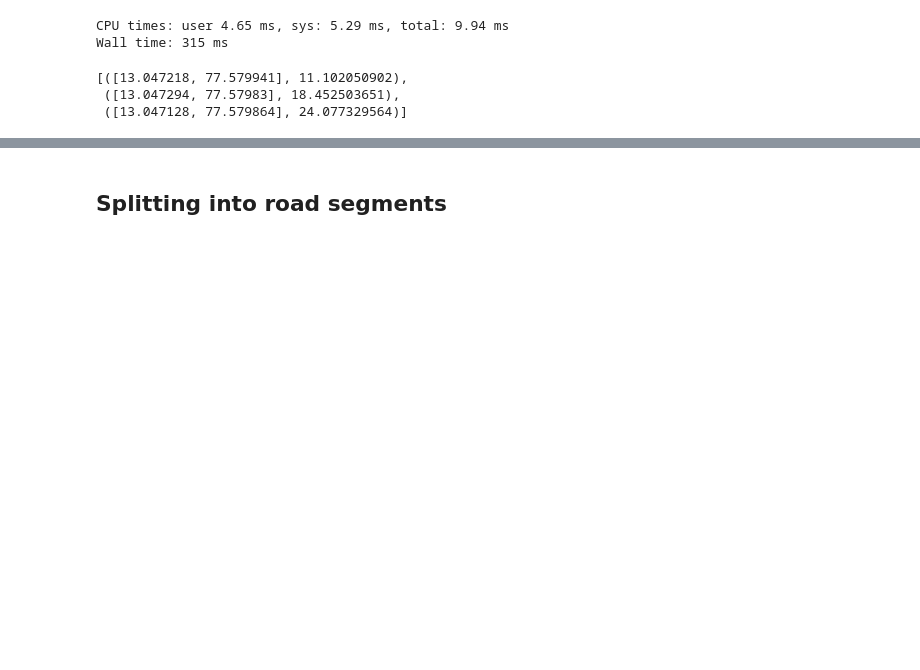
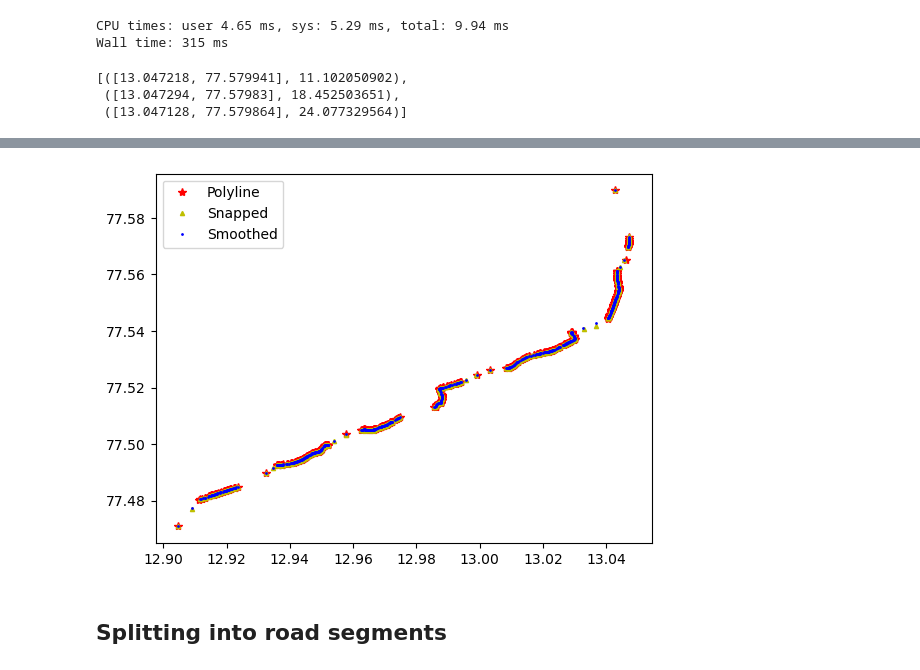
Before and after one commit to raghavcast/ETA-prediction, a Jupyter notebook: Traffic prediction.ipynb, the cells around one changed output, grey strips where cells are left out. Saved outputs shown, nothing was run; the diff lists cells and outputs as text; code cells hidden in the pictures; blank space fills up the shorter version.

```diff
--- a/Traffic prediction.ipynb
+++ b/Traffic prediction.ipynb
@@ -220,7 +293,7 @@ Wall time: 315 ms
 %%time
 
 snapped_coords = []
-for coord in coords:
+for coord in smoothed_coords:
     lat, lon = coord
     loc = snap_to_road(lat, lon)
     snapped_coords.append((loc[0][0][0], loc[0][0][1]) if loc else None)
@@ -245,3 +318,15 @@ Wall time: 5min 50s
  (13.047053, 77.570391)]
+# %%
+x, y = zip(*coords)
+smooth_x, smooth_y = zip(*smoothed_coords)
+snap_x, snap_y = zip(*snapped_coords)
+
+plt.plot(x, y, 'r*', label='Polyline')
+plt.plot(snap_x, snap_y, 'y^', markersize=3,label='Snapped')
+plt.plot(smooth_x, smooth_y, 'bo', markersize=1, label='Smoothed')
+plt.legend()
+plt.show()
+# %% [output]
+[figure, added]
 # %% [markdown]
 ## Splitting into road segments
```
Also changed, not shown: parts of 49 cells of this notebook.
